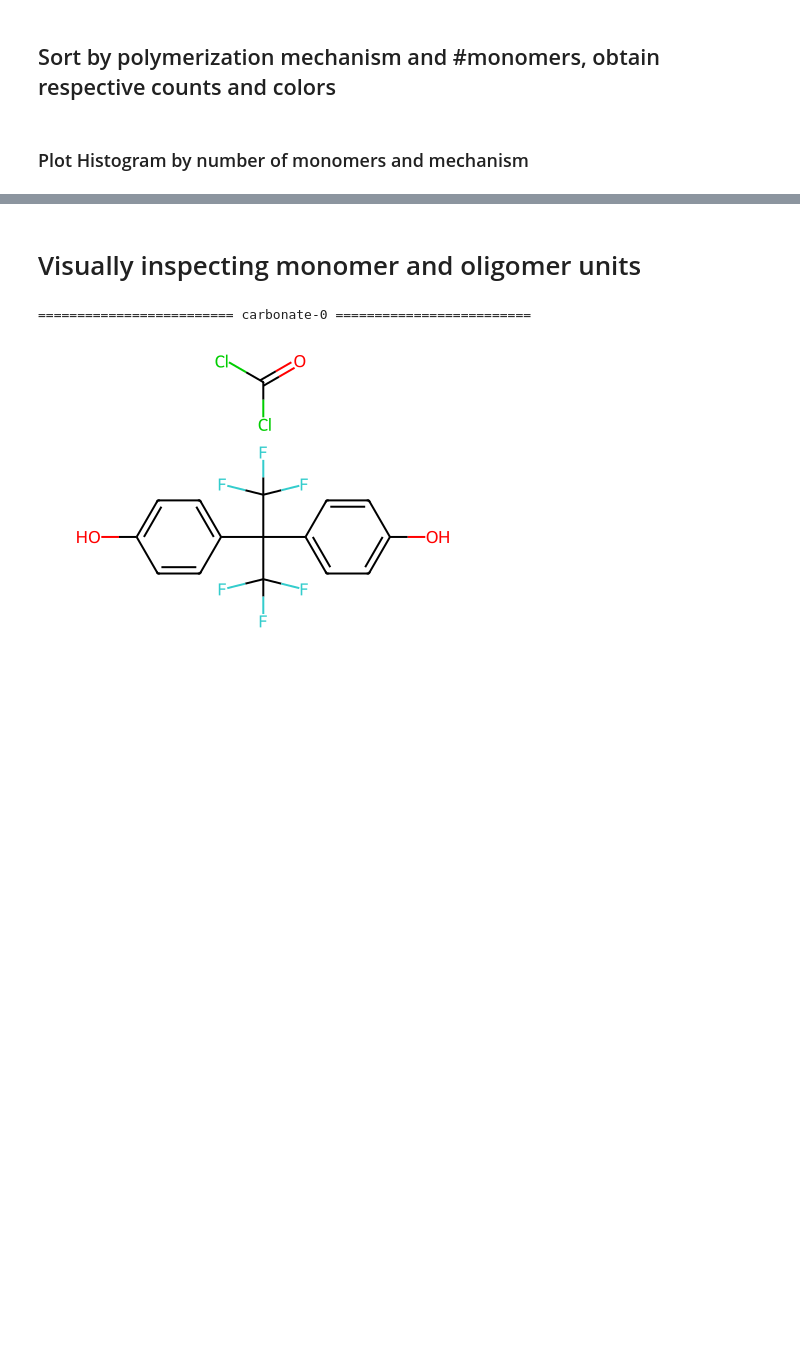
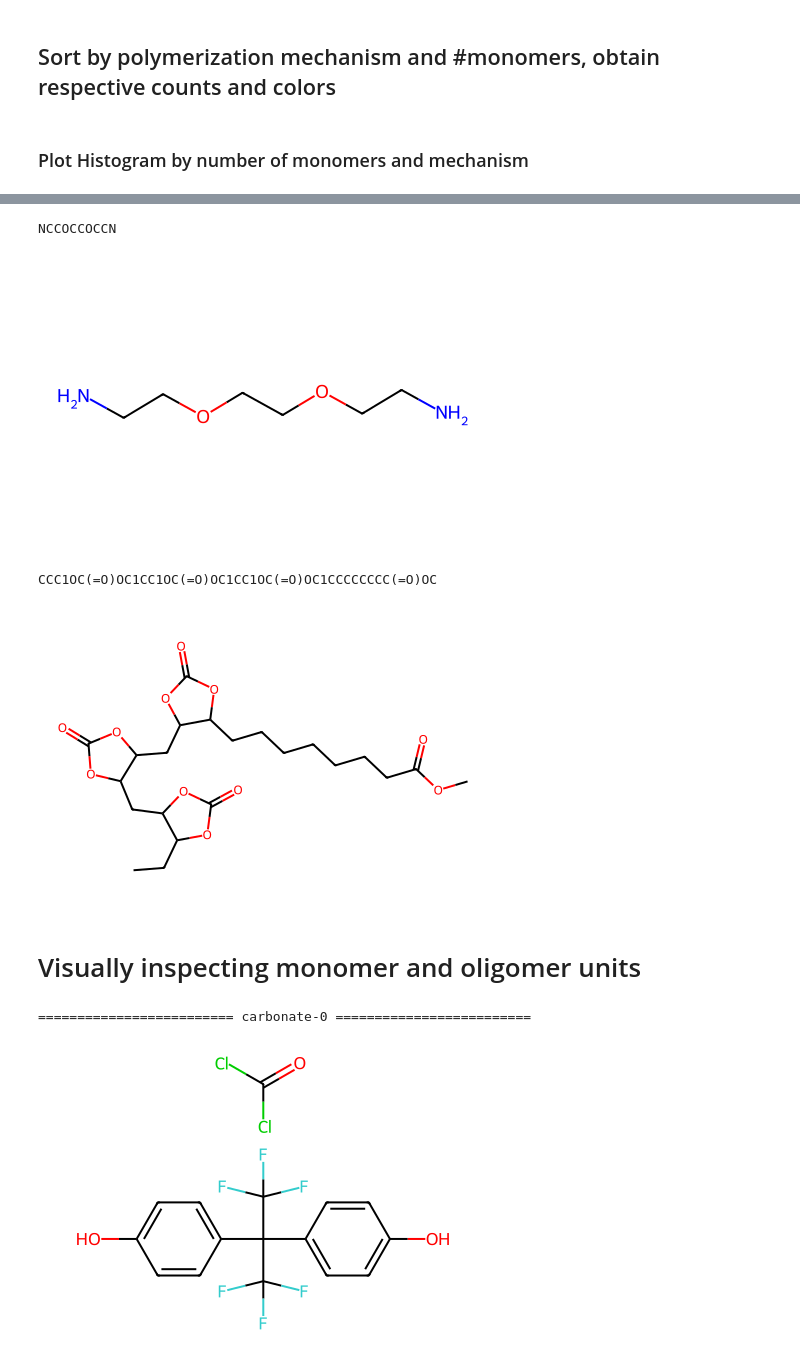
Before and after one commit to timbernat/NREL_polymers, a Jupyter notebook: inspect_inputs.ipynb, the cells around one changed output, grey strips where cells are left out. Saved outputs shown, nothing was run; the diff lists cells and outputs as text; code cells hidden in the pictures; blank space fills up the shorter version.

```diff
--- a/inspect_inputs.ipynb
+++ b/inspect_inputs.ipynb
@@ -92,3 +117,18 @@ Text(0.5, 1.0, 'Number of SMILES by mechanism & num_monomers (236 total)')
+# %%
+from ast import literal_eval
+
+frame = frames[('NIPU', 2)]
+row   = frame.iloc[1]
+
+for smi in literal_eval(row.monomers):
+    print(smi)
+    mol = Chem.MolFromSmiles(smi)
+    display(mol)
+# %% [output]
+NCCOCCOCCN
+[figure, added]
+CCC1OC(=O)OC1CC1OC(=O)OC1CC1OC(=O)OC1CCCCCCCC(=O)OC
+[figure, added]
 # %% [markdown]
 # Visually inspecting monomer and oligomer units
 # %%
```
Also changed, not shown: parts of 5 cells of this notebook, 8 other files.
